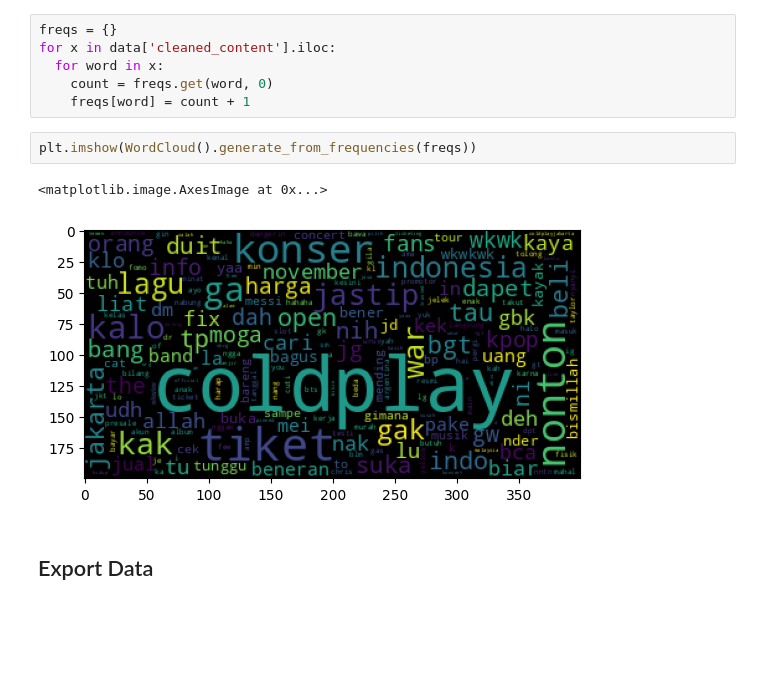
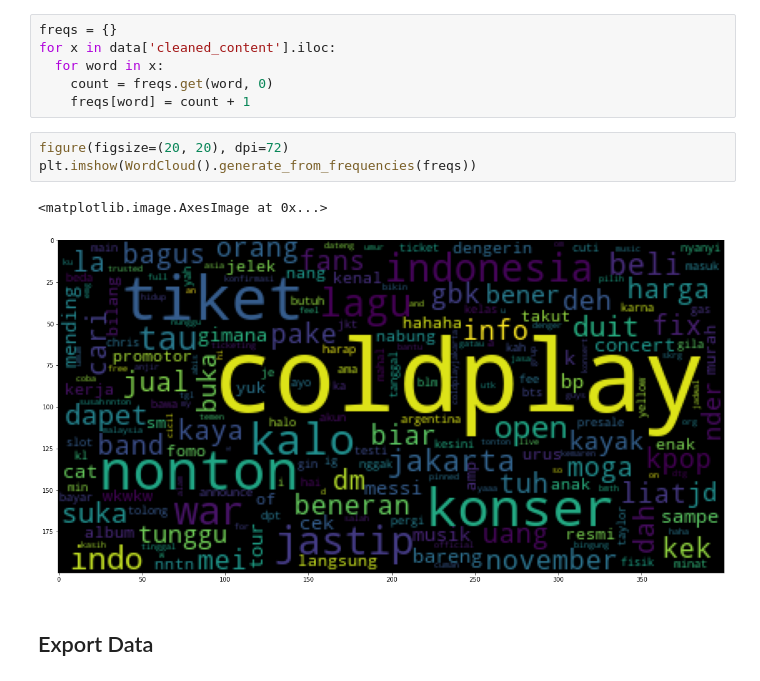
Before and after one commit to imniwa/univ-tugas-akhir, a Jupyter notebook: notebooks/01-preprocessing.ipynb, the cells around one changed output. Drawn from its saved outputs; the diff is of its cells as text; blank space fills up the shorter version.

```diff
--- a/notebooks/01-preprocessing.ipynb
+++ b/notebooks/01-preprocessing.ipynb
@@ -100,10 +101,11 @@ for x in data['cleaned_content'].iloc:
     count = freqs.get(word, 0)
     freqs[word] = count + 1
 # %%
+figure(figsize=(20, 20), dpi=72)
 plt.imshow(WordCloud().generate_from_frequencies(freqs))
 # %% [output]
 <matplotlib.image.AxesImage at 0x...>
-[figure, old version]
+[figure, new version]
 # %% [markdown]
 ## Export Data
 # %%
```
Also changed, not shown: parts of 2 cells of this notebook, 11 other files.
